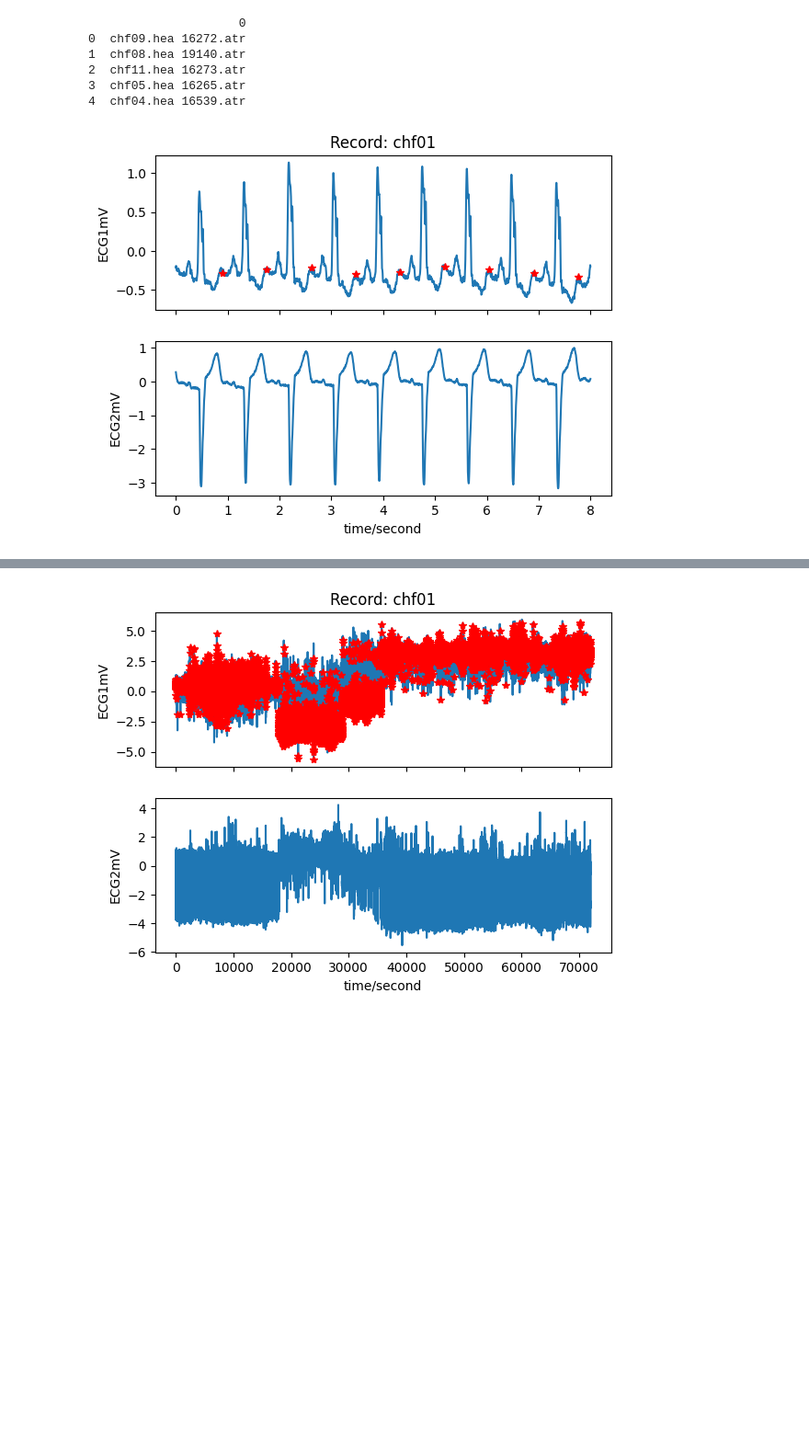
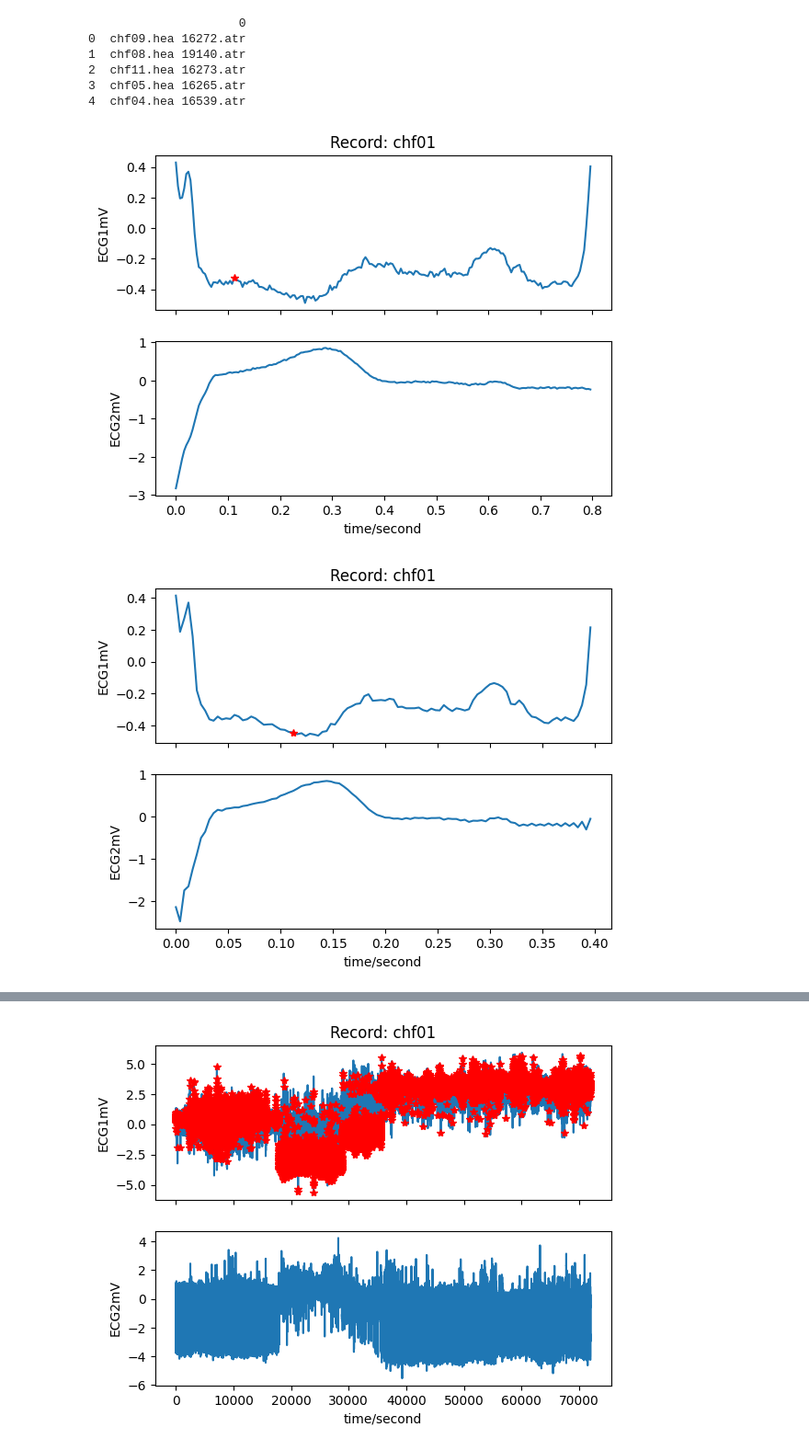
Before and after one commit to ritwickmanatkar/cnn-for-chf-detection, a Jupyter notebook: EDA.ipynb, the cells around one changed output, grey strips where cells are left out. Shown at 92% size. Cells and saved outputs as stored; diff of their text form; code cells hidden in the pictures; blank space fills up the shorter version.

Commit message:
Completed Data Processing

```diff
--- a/EDA.ipynb
+++ b/EDA.ipynb
@@ -68,8 +62,8 @@ from keras.layers import Dense, Dropout, Flatten, Conv2D, MaxPooling2D
 4. Since each subject has a large amount of up to 70,000 beats, the study extracted a beat every 5s
 # %%
 # directory for dataset
-dir1 = 'input/bidmc-congestive-heart-failure-database-1.0.0/'
-dir2 = 'input/mit-bih-normal-sinus-rhythm-database-1.0.0/'
+dir1 = 'data/bidmc-congestive-heart-failure-database-1.0.0/'
+dir2 = 'data/mit-bih-normal-sinus-rhythm-database-1.0.0/'
 df1, df2 = list(), list()
 
 # all the header files from chf dataset
@@ -104,12 +98,25 @@ print(df1.head()+" "+df2.head())
 4  chf04.hea 16539.atr
 # %%
 # Display 1 record and its dictionary (from:100 - to:2100)
-record = wfdb.rdrecord(dir1+'chf01', sampfrom=100, sampto=2100)
-ann = wfdb.rdann(dir1+'chf01', 'ecg', sampfrom=100, sampto=2100)
+record = wfdb.rdrecord(dir1+'chf01', sampfrom=10, sampto=210)
+ann = wfdb.rdann(dir1+'chf01', 'ecg', sampfrom=10, sampto=210)
 wfdb.plot_wfdb(record, ann)
+
+fs = record.fs
+signal = record.p_signal
+fs_target = 125
+record.p_signal, nann = wfdb.processing.resample_multichan(
+    xs=signal,
+    ann=ann,
+    fs=fs,
+    fs_target=fs_target
+)
+wfdb.plot_wfdb(record, nann)
+
 display(record.__dict__)
 # %% [output]
-[figure, old version]
+[figure, new version]
+[figure, added]
 {'record_name': 'chf01',
  'n_sig': 2,
  'fs': 250,
```
Also changed, not shown: parts of 5 cells of this notebook, 2 other files.
